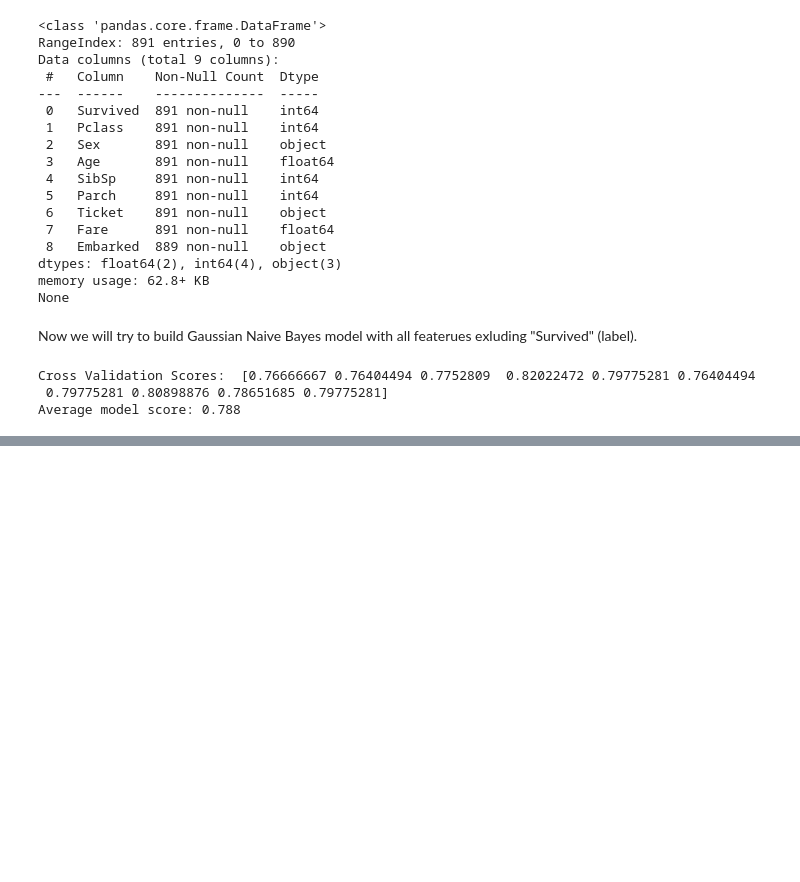
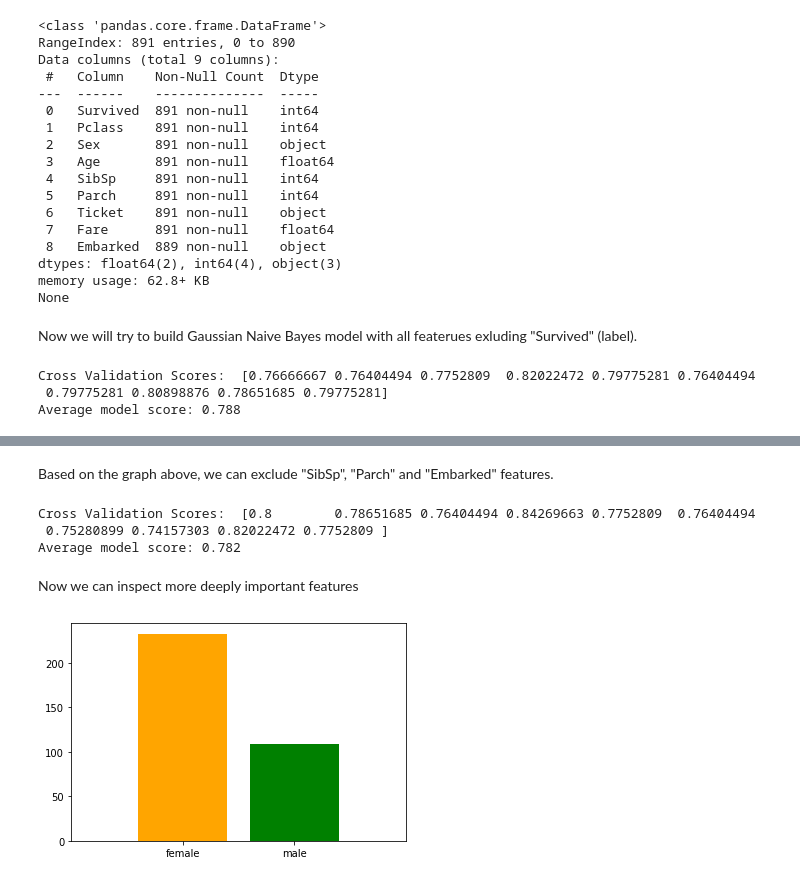
Before and after one commit to Maciej-Bedka/titanic-survivors-ml, a Jupyter notebook: titanic.ipynb, the cells around one changed output, grey strips where cells are left out. Drawn from its saved outputs; the diff is of its cells as text; code cells hidden in the pictures; blank space fills up the shorter version.

```diff
--- a/titanic.ipynb
+++ b/titanic.ipynb
@@ -157,0 +128,29 @@ As a result, we have achived overall accuracy score of 78.2% based on 4 features
+# %% [markdown]
+Based on the graph above, we can exclude "SibSp", "Parch" and "Embarked" features.
+# %%
+model = GaussianNB()
+features = ["Pclass", "Sex", "Age", "Fare"]
+X = pd.get_dummies(train_data[features])
+Y = train_data["Survived"]
+
+strat_k_fold = StratifiedKFold(n_splits=10)
+
+scores = cross_val_score(model, X, Y, cv = strat_k_fold)
+
+print("Cross Validation Scores: ", scores)
+print("Average model score: %.3f" %scores.mean())
+# %% [output]
+Cross Validation Scores:  [0.8        0.78651685 0.76404494 0.84269663 0.7752809  0.76404494
+ 0.75280899 0.74157303 0.82022472 0.7752809 ]
+Average model score: 0.782
+# %% [markdown]
+Now we can inspect more deeply important features
+# %%
+N, bins, patches = plt.hist(train_data.loc[(train_data["Survived"] == 1), ["Sex"]], bins=np.arange(3)-0.4, width=0.8)
+patches[0].set_facecolor('Orange')
+patches[1].set_facecolor('Green')
+plt.xticks(range(2))
+plt.xlim([-1,2])
+plt.show()
+# %% [output]
+[figure, added]
```
Also changed, not shown: parts of 12 cells of this notebook.
